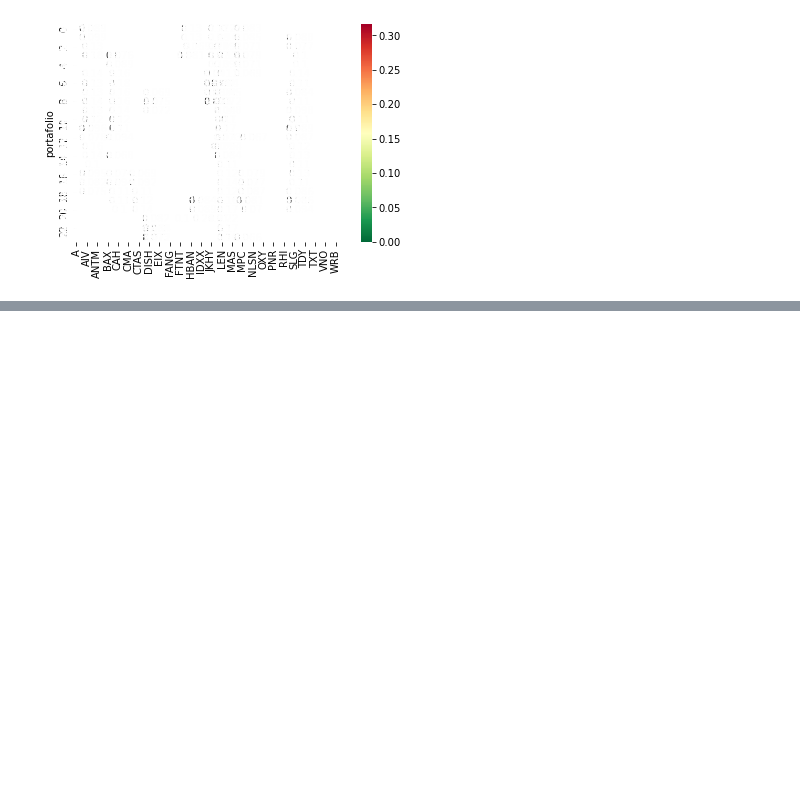
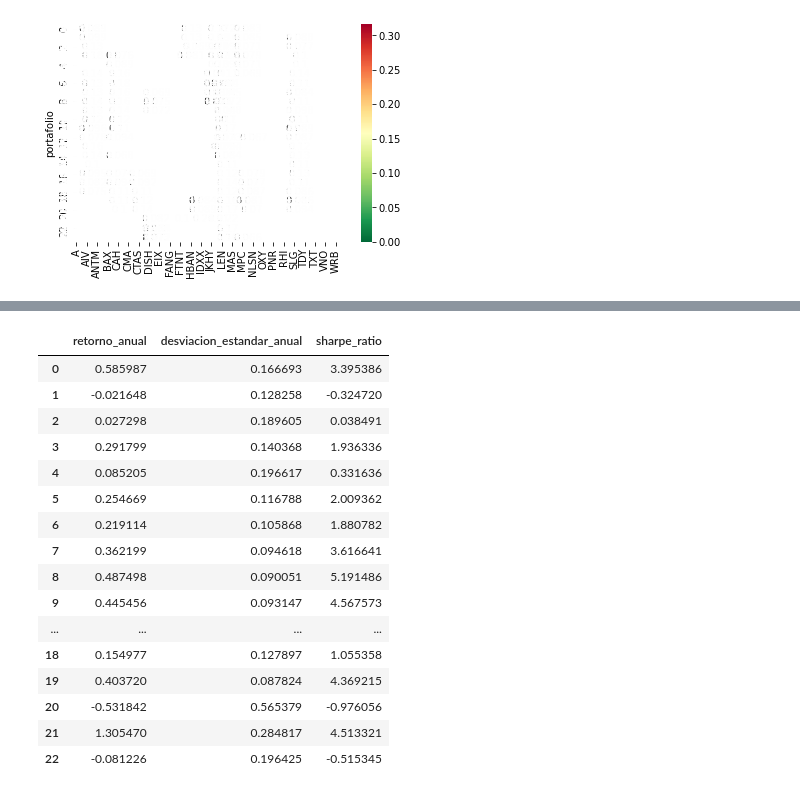
Before and after one commit to efvillar/Metaheuristic-Portfolio-Optimization, a Jupyter notebook: 1 Portafolios tipo markowitz.ipynb, the cells around one changed output, grey strips where cells are left out. Saved outputs shown, nothing was run; the diff lists cells and outputs as text; code cells hidden in the pictures; blank space fills up the shorter version.

Commit message:
sharpe

```diff
--- a/1 Portafolios tipo markowitz.ipynb
+++ b/1 Portafolios tipo markowitz.ipynb
@@ -319,3 +334,12 @@ sns.heatmap(pesos_markowitz, cmap='RdYlGn_r', linewidths=0.5, annot=True)
 # %% [output]
 <AxesSubplot:ylabel='portafolio'>
 [figure]
+# %%
+def media_vol_portafolio(retornos, pesos, rf=0.02):
+    r = annualize_rets(retornos, 253)
+    retor = portfolio_return(pesos, r)
+    cova = retornos.cov()
+    vola = portfolio_vol(pesos, cova)
+    vola = vola*np.sqrt(253)
+    sharpe = (retor - rf)/vola
+    return {"retorno_anual":retor, "desviacion_estandar_anual":vola, "sharpe_ratio":sharpe}
@@ -321,0 +358,12 @@ sns.heatmap(pesos_markowitz, cmap='RdYlGn_r', linewidths=0.5, annot=True)
+# %%
+## calculo para todos los portafolios de prueba
+
+archivosT = []
+path_trainT = "./Data/test/"
+for root, dirs, files in os.walk("./Data/test/"):
+    for filename in files:
+        if 'gzip' in filename:
+            temp = path_trainT + filename
+            archivosT.append(temp)
+
+archivosT
@@ -321,0 +388,7 @@ sns.heatmap(pesos_markowitz, cmap='RdYlGn_r', linewidths=0.5, annot=True)
+# %%
+resultadosT = []
+for i in range(len(archivos)-1):
+    data = carga_datos(archivosT[i])
+    print(archivosT[i])
+    salida = media_vol_portafolio(data, pesos_markowitz.loc[i])
+    resultadosT.append(salida)
@@ -321,0 +413,20 @@ sns.heatmap(pesos_markowitz, cmap='RdYlGn_r', linewidths=0.5, annot=True)
+# %%
+pd.DataFrame(resultadosT)
+# %% [output]
+|  | retorno_anual | desviacion_estandar_anual | sharpe_ratio |
+| 0 | 0.585987 | 0.166693 | 3.395386 |
+| 1 | -0.021648 | 0.128258 | -0.324720 |
+| 2 | 0.027298 | 0.189605 | 0.038491 |
+| 3 | 0.291799 | 0.140368 | 1.936336 |
+| 4 | 0.085205 | 0.196617 | 0.331636 |
+| 5 | 0.254669 | 0.116788 | 2.009362 |
+| 6 | 0.219114 | 0.105868 | 1.880782 |
+| 7 | 0.362199 | 0.094618 | 3.616641 |
+| 8 | 0.487498 | 0.090051 | 5.191486 |
+| 9 | 0.445456 | 0.093147 | 4.567573 |
+| ... | ... | ... | ... |
+| 18 | 0.154977 | 0.127897 | 1.055358 |
+| 19 | 0.403720 | 0.087824 | 4.369215 |
+| 20 | -0.531842 | 0.565379 | -0.976056 |
+| 21 | 1.305470 | 0.284817 | 4.513321 |
+| 22 | -0.081226 | 0.196425 | -0.515345 |
```
Also changed, not shown: parts of 6 cells of this notebook.
